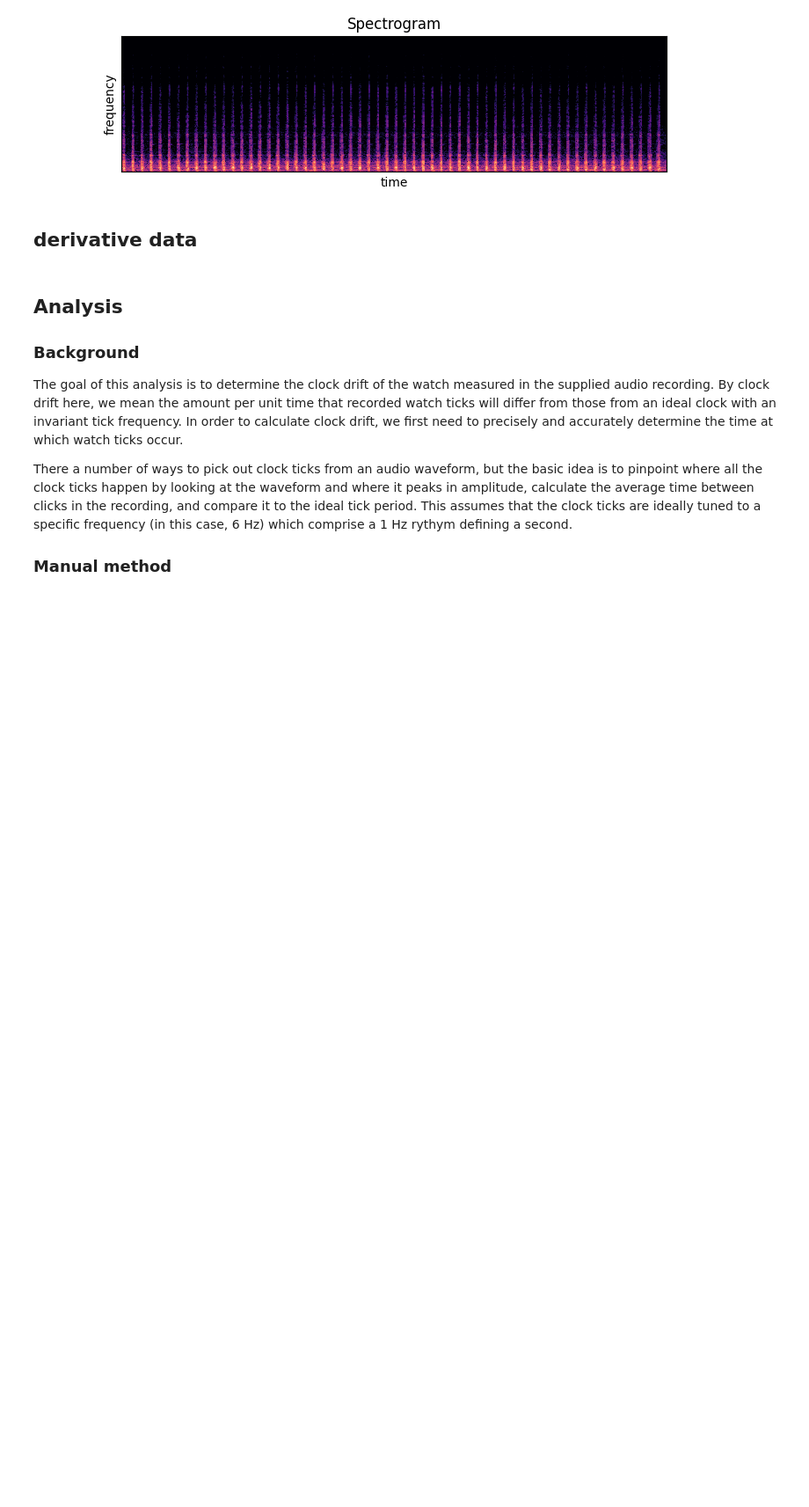
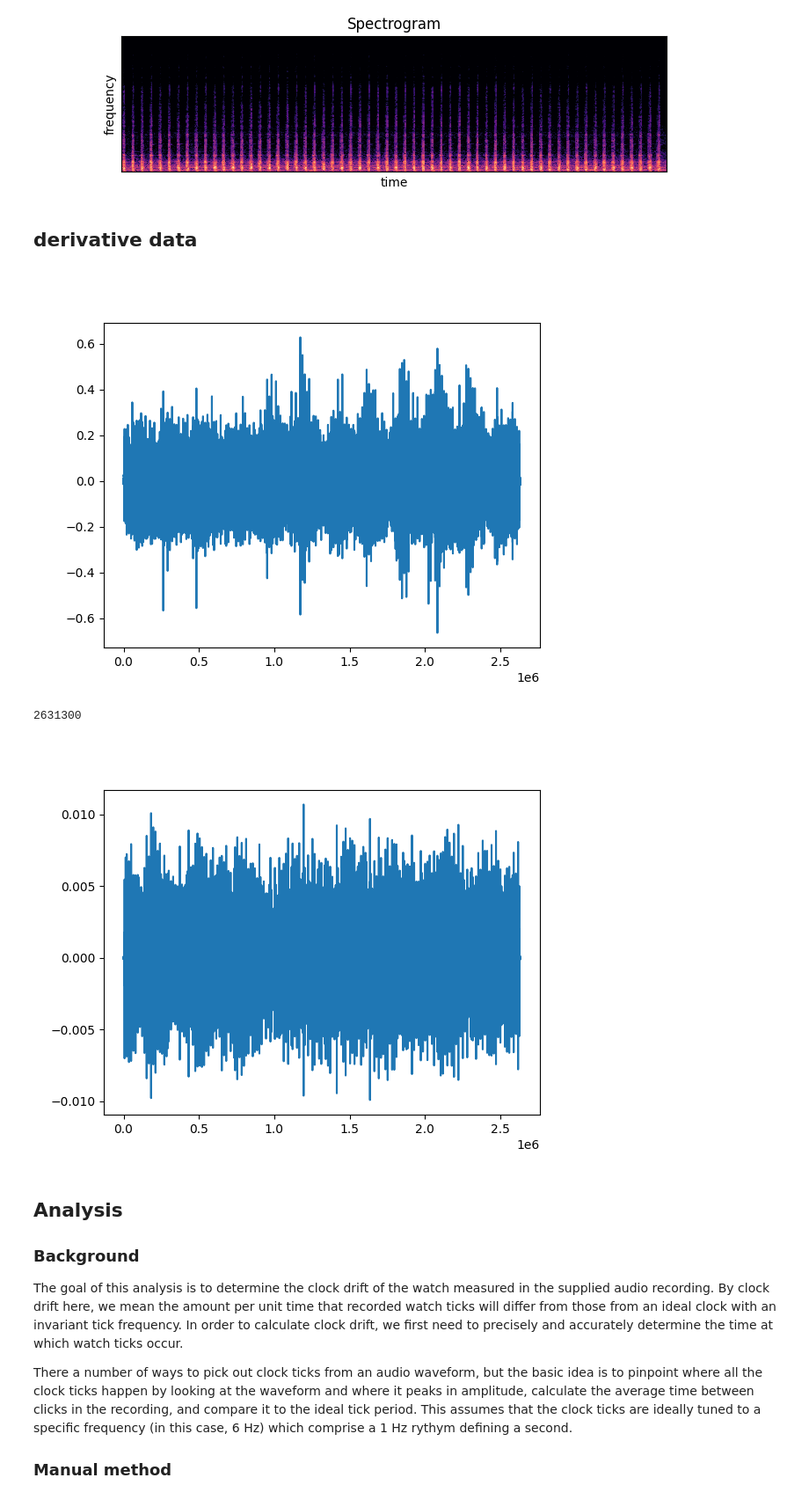
Before and after one commit to bil/watch-calibration, a Jupyter notebook: notebooks/Watch Calibration.ipynb, the cells around one changed output. Shown at 88% size. Cells and saved outputs as stored; diff of their text form; code cells hidden in the pictures; blank space fills up the shorter version.

```diff
--- a/notebooks/Watch Calibration.ipynb
+++ b/notebooks/Watch Calibration.ipynb
@@ -115,9 +105,13 @@ wc.plot_audio(watch_audio, plt_secs=PLT_SECS)
 # %% [markdown]
 ## derivative data
 # %%
-deriv_data = wc.create_deriv_from_raw(filter=False)
+deriv_data = wc.create_deriv_from_raw(filter=True)
 # deriv_data = wc.create_deriv_from_raw(watch_audio)
 wc.save_deriv_data()
+# %% [output]
+[figure, added]
+2631300
+[figure, added]
 # %% [markdown]
 ## Analysis
 
```
Also changed, not shown: parts of 15 cells of this notebook, 21 other files.
